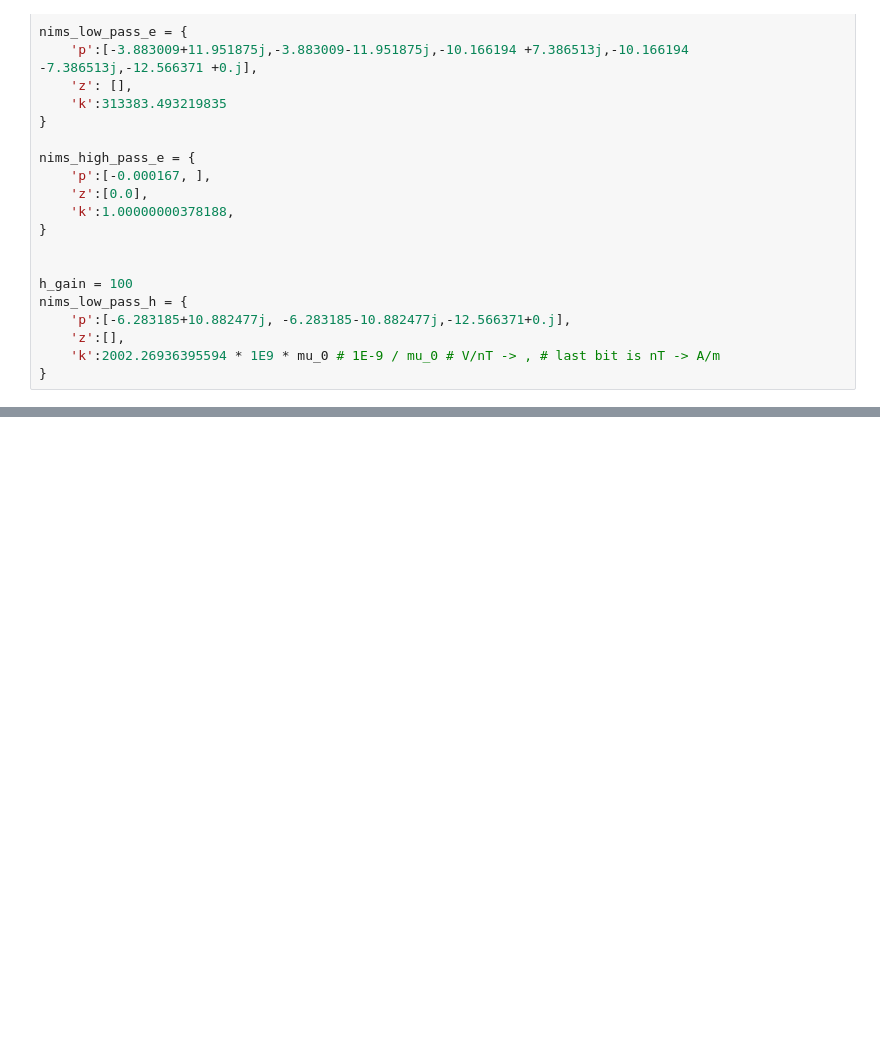
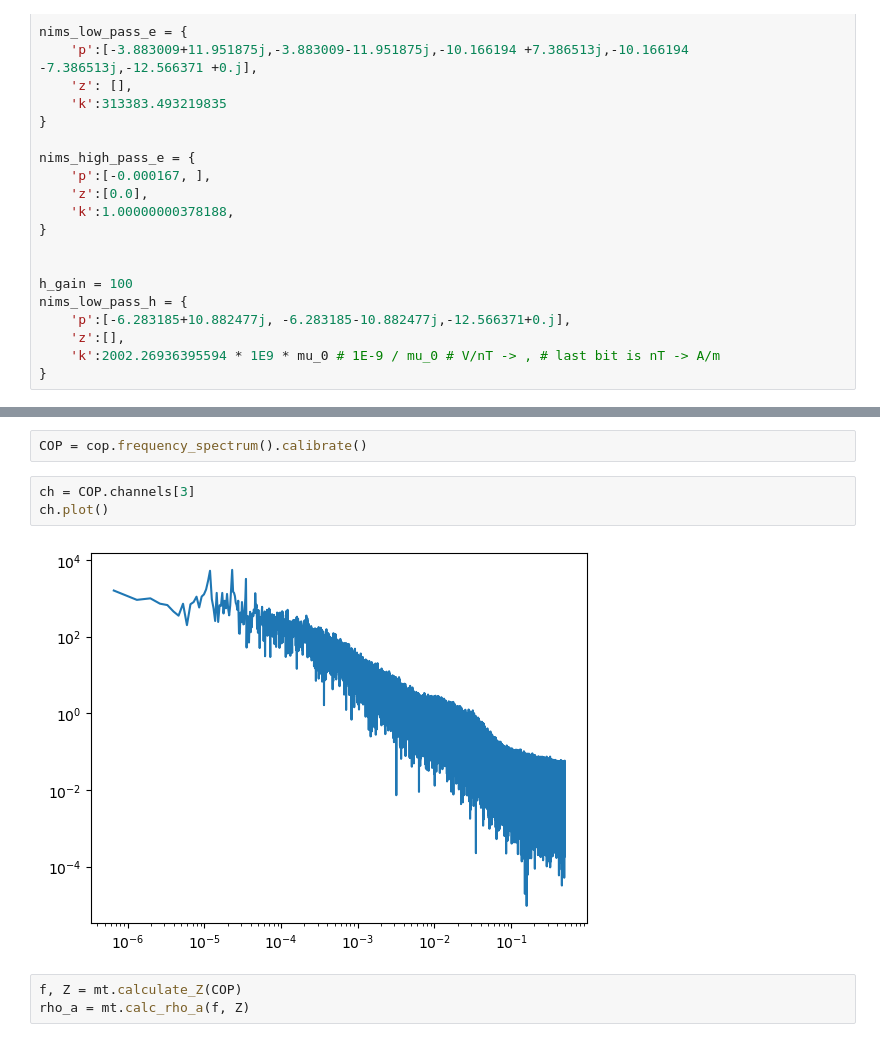
Before and after one commit to jcapriot/gpgn-319, a Jupyter notebook: labs/EM/Lab5.ipynb, the cells around one changed output, grey strips where cells are left out. Cells and saved outputs as stored; diff of their text form; blank space fills up the shorter version.

```diff
--- a/labs/EM/Lab5.ipynb
+++ b/labs/EM/Lab5.ipynb
@@ -109,0 +117,10 @@ coo = mt.MTTimeChannelCollection(ex, ey, hx, hy)
+# %%
+COP = cop.frequency_spectrum().calibrate()
+# %%
+ch = COP.channels[3]
+ch.plot()
+# %% [output]
+[figure, added]
+# %%
+f, Z = mt.calculate_Z(COP)
+rho_a = mt.calc_rho_a(f, Z)
```
Also changed, not shown: parts of 35 cells of this notebook, 1 other file.
